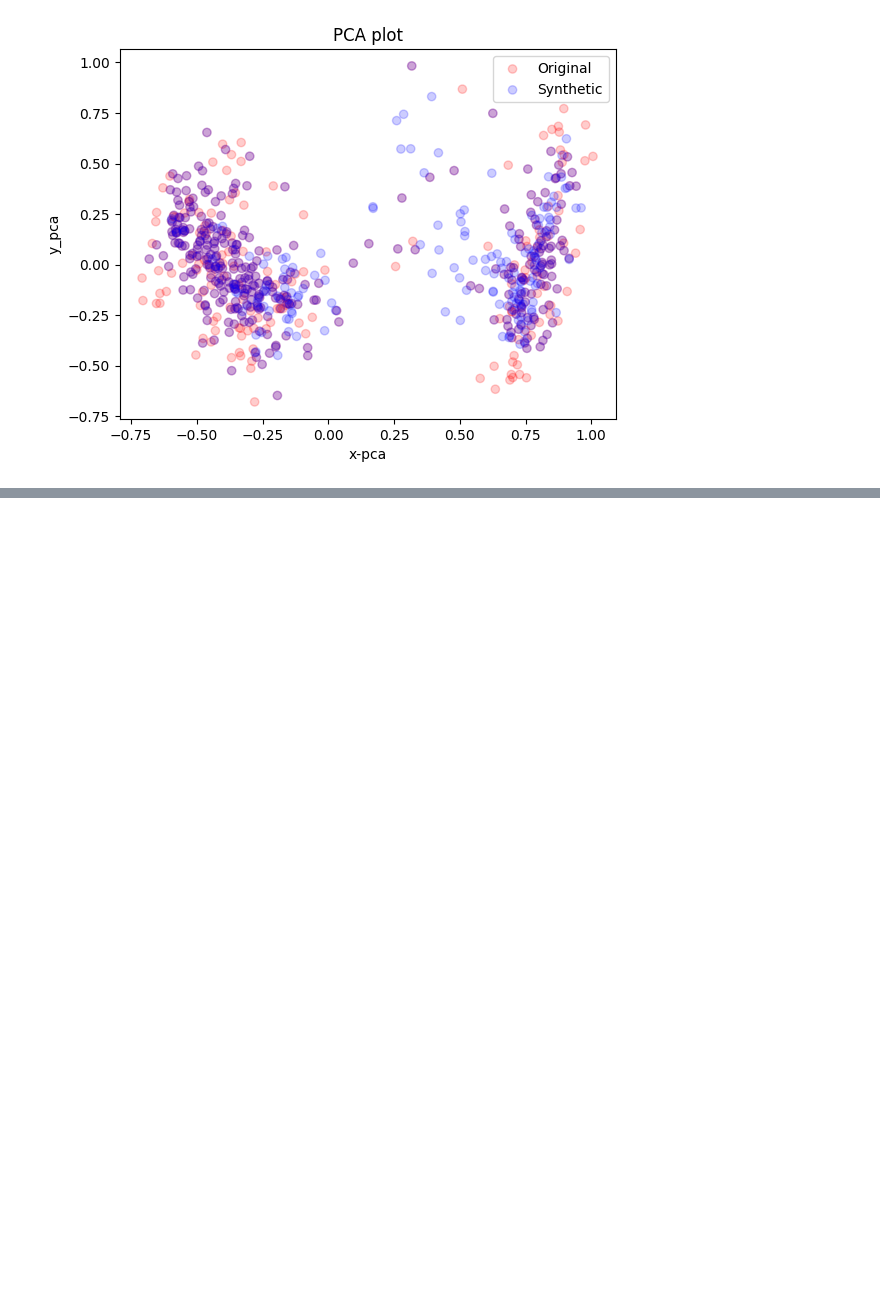
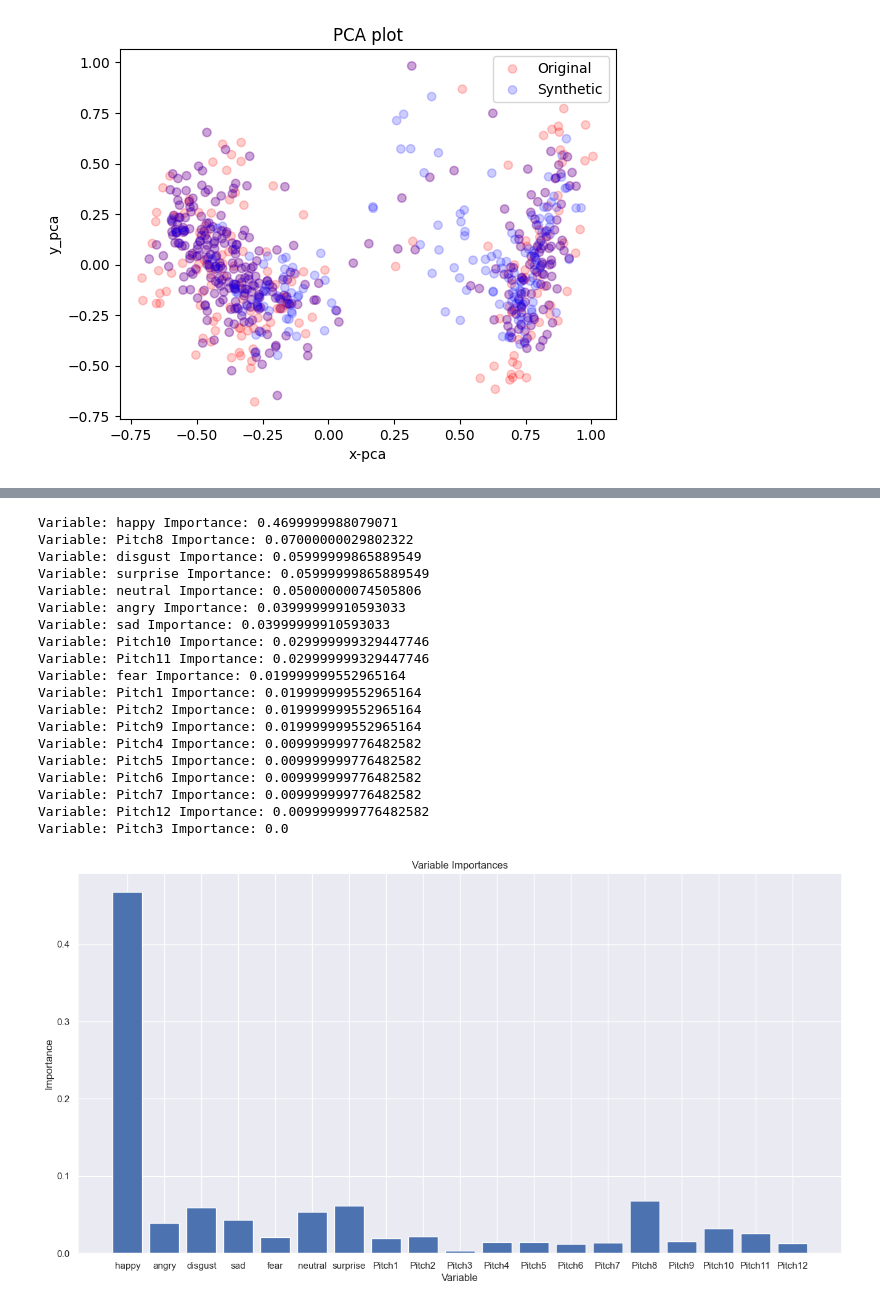
Before and after one commit to xiaoxuanfu/Depressed-Detective, a Jupyter notebook: summary.ipynb, the cells around one changed output, grey strips where cells are left out. Cells and saved outputs as stored; diff of their text form; code cells hidden in the pictures; blank space fills up the shorter version.

```diff
--- a/summary.ipynb
+++ b/summary.ipynb
@@ -46,0 +79,6 @@ discriminative_score
+# %%
+input_file = 'train_data_exteneded.csv'
+df = pd.read_csv(input_file)
+y = df['label']
+x = df[['happy','angry','disgust','sad','fear','neutral','surprise','Pitch1','Pitch2','Pitch3','Pitch4','Pitch5','Pitch6','Pitch7','Pitch8','Pitch9','Pitch10','Pitch11','Pitch12']]
+x_train, x_test, y_train, y_test = train_test_split(x,y,test_size=0.25,shuffle=True)
@@ -46,0 +87,16 @@ discriminative_score
+# %%
+y_train_pred_x, y_test_pred_x, xreg = xgbreg(x_train, x_test, y_train, y_test)
+
+
+print("Goodness of Fit of Model \tTrain Dataset")
+print("Explained Variance (R^2) \t:", xreg.score(x_train, y_train))
+print("Mean Squared Error (MSE) \t:", mean_squared_error(y_train, y_train_pred_x))
+print()
+
+print("Goodness of Fit of Model \tTest Dataset")
+print("Explained Variance (R^2) \t:", xreg.score(x_test, y_test))
+print("Mean Squared Error (MSE) \t:", mean_squared_error(y_test, y_test_pred_x))
+print()
+
+scores = cross_val_score(xreg, x_train, y_train, scoring = "accuracy")
+print("Cross_val_Scores:", scores)
@@ -46,0 +113,34 @@ discriminative_score
+# %%
+importances = list(xreg.feature_importances_)
+feature_importances = [(feature, round(importance, 2)) for feature, importance in zip(x_train.columns, importances)]
+feature_importances = sorted(feature_importances, key = lambda x: x[1], reverse = True)
+[print('Variable: {} Importance: {}'.format(*pair)) for pair in feature_importances];
+
+f = plt.figure(figsize=(16,8))
+x_values = list(range(len(importances)))
+plt.bar(x_values, importances, orientation = 'vertical')
+plt.xticks(x_values, x_train.columns, rotation='horizontal')
+plt.ylabel('Importance');
+plt.xlabel('Variable');
+plt.title('Variable Importances');
+# %% [output]
+Variable: happy Importance: 0.4699999988079071
+Variable: Pitch8 Importance: 0.07000000029802322
+Variable: disgust Importance: 0.05999999865889549
+Variable: surprise Importance: 0.05999999865889549
+Variable: neutral Importance: 0.05000000074505806
+Variable: angry Importance: 0.03999999910593033
+Variable: sad Importance: 0.03999999910593033
+Variable: Pitch10 Importance: 0.029999999329447746
+Variable: Pitch11 Importance: 0.029999999329447746
+Variable: fear Importance: 0.019999999552965164
+Variable: Pitch1 Importance: 0.019999999552965164
+Variable: Pitch2 Importance: 0.019999999552965164
+Variable: Pitch9 Importance: 0.019999999552965164
+Variable: Pitch4 Importance: 0.009999999776482582
+Variable: Pitch5 Importance: 0.009999999776482582
+Variable: Pitch6 Importance: 0.009999999776482582
+Variable: Pitch7 Importance: 0.009999999776482582
+Variable: Pitch12 Importance: 0.009999999776482582
+Variable: Pitch3 Importance: 0.0
+[figure, added]
```
Also changed, not shown: parts of 19 cells of this notebook, 3 other files.
